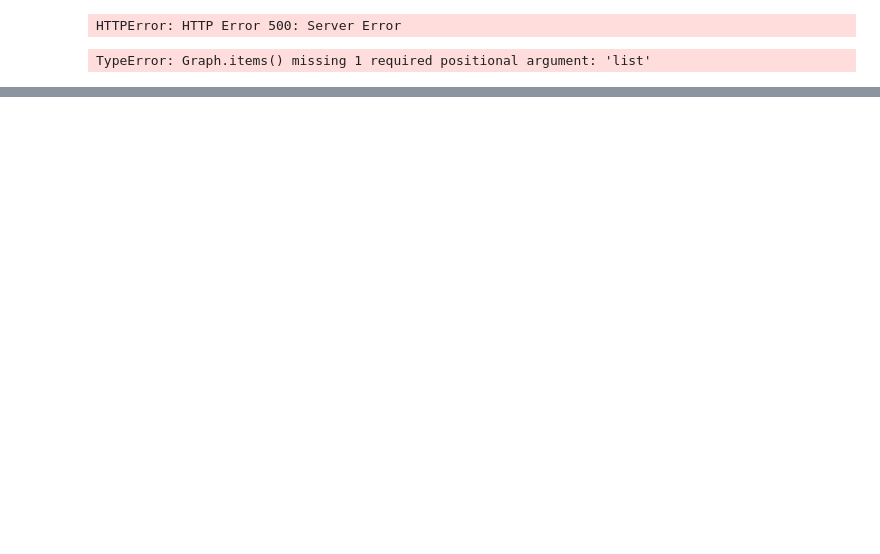
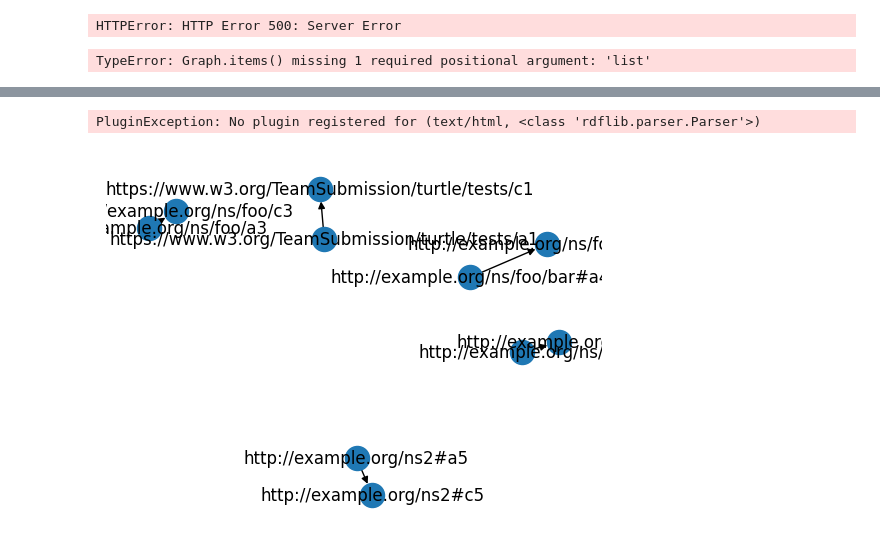
Before and after one commit to talveRinat/KG, a Jupyter notebook: notebooks/parse_public_graphs.ipynb, the cells around one changed output, grey strips where cells are left out. Drawn from its saved outputs; the diff is of its cells as text; code cells hidden in the pictures; blank space fills up the shorter version.

Commit message:
feat: some test parsings

```diff
--- a/notebooks/parse_public_graphs.ipynb
+++ b/notebooks/parse_public_graphs.ipynb
@@ -13,0 +128,49 @@ TypeError: Graph.items() missing 1 required positional argument: 'list'
+# %%
+from rdflib import Graph
+
+# Create a Graph, pare in Internet data
+g = Graph().parse("http://www.w3.org/People/Berners-Lee/card")
+
+# Query the data in g using SPARQL
+# This query returns the 'name' of all ``foaf:Person`` instances
+q = """
+    PREFIX foaf: <http://xmlns.com/foaf/0.1/>
+
+    SELECT ?name
+    WHERE {
+        ?p rdf:type foaf:Person .
+
+        ?p foaf:name ?name .
+    }
+"""
+
+# Apply the query to the graph and iterate through results
+for r in g.query(q):
+    print(r["name"])
+
+# prints: Timothy Berners-Lee
+# %% [output]
+PluginException: No plugin registered for (text/html, <class 'rdflib.parser.Parser'>)
+# %%
+import rdflib
+from rdflib.extras.external_graph_libs import rdflib_to_networkx_multidigraph
+import networkx as nx
+import matplotlib.pyplot as plt
+
+url = 'https://www.w3.org/TeamSubmission/turtle/tests/test-30.ttl'
+
+g = rdflib.Graph()
+result = g.parse(url, format='turtle')
+
+G = rdflib_to_networkx_multidigraph(result)
+
+# Plot Networkx instance of RDF Graph
+pos = nx.spring_layout(G, scale=2)
+edge_labels = nx.get_edge_attributes(G, 'r')
+nx.draw_networkx_edge_labels(G, pos, edge_labels=edge_labels)
+nx.draw(G, with_labels=True)
+
+#if not in interactive mode for
+plt.show()
+# %% [output]
+[figure, added]
```
Also changed, not shown: parts of 4 cells of this notebook, 1 other file.
